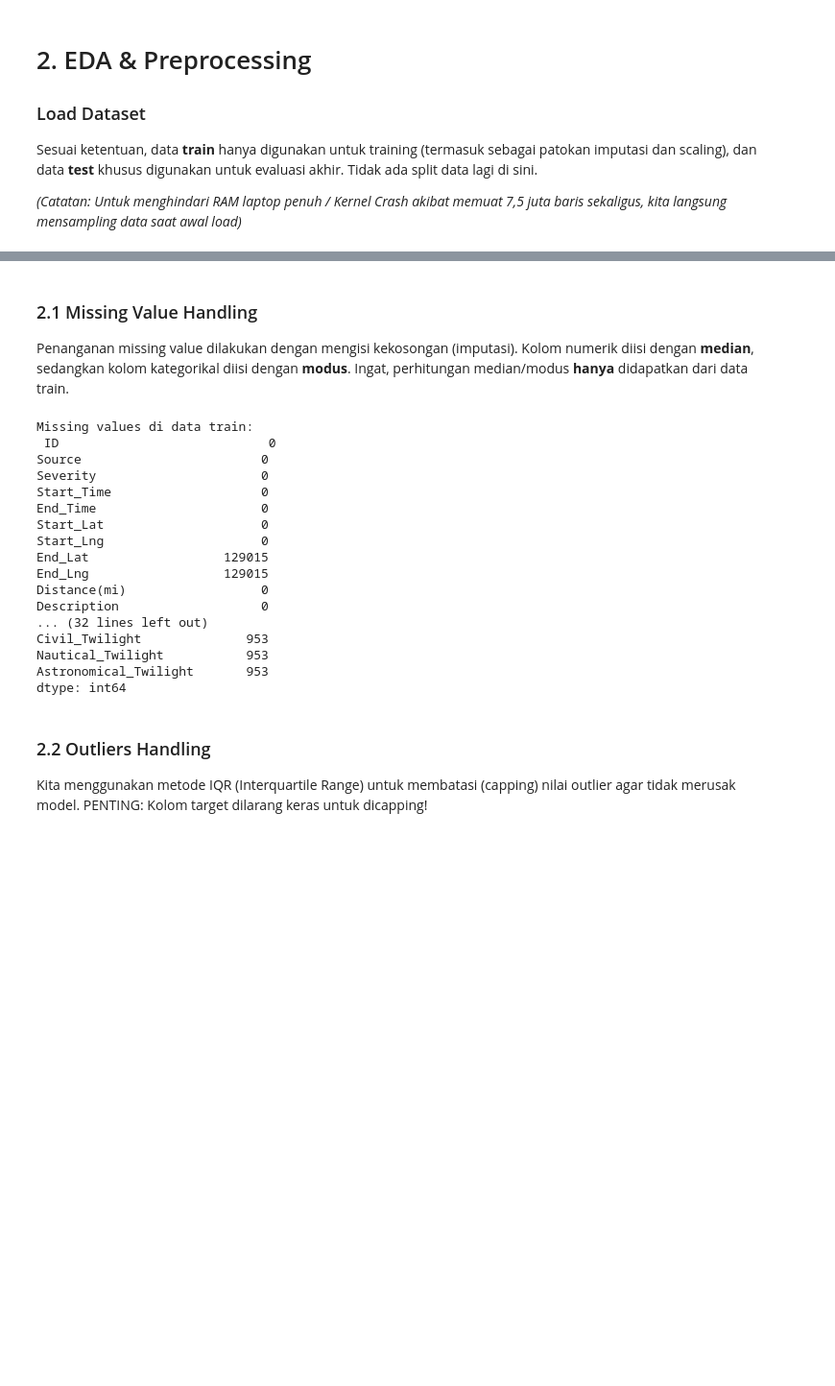
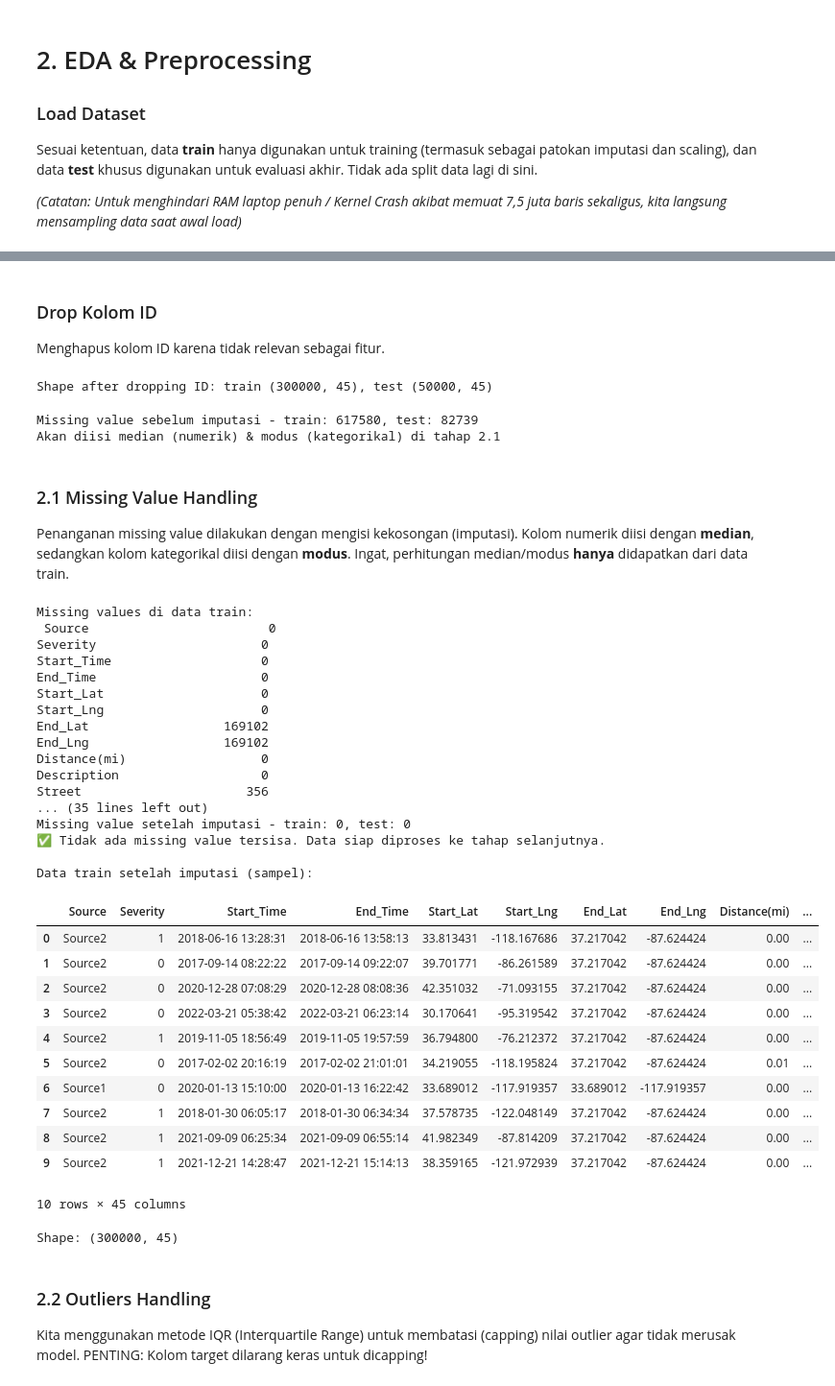
Before and after one commit to sigit-netizen/UASDT, a Jupyter notebook: P1/training/training.ipynb, the cells around one changed output, grey strips where cells are left out. Shown at 96% size. Drawn from its saved outputs; the diff is of its cells as text; code cells hidden in the pictures; blank space fills up the shorter version.

```diff
--- a/P1/training/training.ipynb
+++ b/P1/training/training.ipynb
@@ -49,46 +49,95 @@ Shape of test_df: (50000, 46)
 5 rows × 46 columns
+# %% [markdown]
+### Drop Kolom ID
+Menghapus kolom ID karena tidak relevan sebagai fitur.
+# %%
+train_df = train_df.drop(columns=['ID'])
+test_df = test_df.drop(columns=['ID'])
+print(f"Shape after dropping ID: train {train_df.shape}, test {test_df.shape}")
+# %% [output]
+Shape after dropping ID: train (300000, 45), test (50000, 45)
+# %%
+# Cek missing value SEBELUM imputasi
+na_train = train_df.isnull().sum().sum()
+na_test = test_df.isnull().sum().sum()
+print(f"Missing value sebelum imputasi - train: {na_train}, test: {na_test}")
+if na_train > 0 or na_test > 0:
+    print("Akan diisi median (numerik) & modus (kategorikal) di tahap 2.1")
+# %% [output]
+Missing value sebelum imputasi - train: 617580, test: 82739
+Akan diisi median (numerik) & modus (kategorikal) di tahap 2.1
 # %% [markdown]
 ### 2.1 Missing Value Handling
 Penanganan missing value dilakukan dengan mengisi kekosongan (imputasi). Kolom numerik diisi dengan **median**, sedangkan kolom kategorikal diisi dengan **modus**. Ingat, perhitungan median/modus **hanya** didapatkan dari data train.
 # %%
 print("Missing values di data train:\n", train_df.isnull().sum())
 
 # Tentukan mana kolom numerik dan kategorikal
 numeric_cols = train_df.select_dtypes(include=['float64', 'int64']).columns
 categorical_cols = train_df.select_dtypes(include=['object', 'category']).columns
 
 # Simpan nilai imputasi untuk deployment
 median_impute = {}
 for col in numeric_cols:
     median_val = train_df[col].median()
     median_impute[col] = median_val if not pd.isna(median_val) else 0
     train_df[col] = train_df[col].fillna(median_val)
     test_df[col] = test_df[col].fillna(median_val)
 
 mode_impute = {}
 for col in categorical_cols:
     mode_val = train_df[col].mode()[0]
     mode_impute[col] = mode_val if not train_df[col].mode().empty else 'unknown'
     train_df[col] = train_df[col].fillna(mode_val)
     test_df[col] = test_df[col].fillna(mode_val)
+
+# Verifikasi missing value setelah imputasi
+remaining_na_train = train_df.isnull().sum().sum()
+remaining_na_test = test_df.isnull().sum().sum()
+print(f"Missing value setelah imputasi - train: {remaining_na_train}, test: {remaining_na_test}")
+if remaining_na_train == 0 and remaining_na_test == 0:
+    print("✅ Tidak ada missing value tersisa. Data siap diproses ke tahap selanjutnya.")
+else:
+    print("⚠️  Masih ada missing value!")
+    print("Train:\n", train_df.columns[train_df.isnull().any()].tolist())
+    print("Test:\n", test_df.columns[test_df.isnull().any()].tolist())
+
+# Tampilkan data setelah imputasi
+from IPython.display import display
+print("\nData train setelah imputasi (sampel):")
+display(train_df.head(10))
+print(f"Shape: {train_df.shape}")
 # %% [output]
 Missing values di data train:
- ID                            0
-Source                        0
+ Source                        0
 Severity                      0
 Start_Time                    0
 End_Time                      0
 Start_Lat                     0
 Start_Lng                     0
-End_Lat                  129015
-End_Lng                  129015
+End_Lat                  169102
+End_Lng                  169102
 Distance(mi)                  0
 Description                   0
-... (32 lines left out)
-Civil_Twilight              953
-Nautical_Twilight           953
-Astronomical_Twilight       953
-dtype: int64
+Street                      356
+... (35 lines left out)
+Missing value setelah imputasi - train: 0, test: 0
+✅ Tidak ada missing value tersisa. Data siap diproses ke tahap selanjutnya.
+
+Data train setelah imputasi (sampel):
+|  | Source | Severity | Start_Time | End_Time | Start_Lat | Start_Lng | End_Lat | End_Lng | Distance(mi) | ... |
+| 0 | Source2 | 1 | 2018-06-16 13:28:31 | 2018-06-16 13:58:13 | 33.813431 | -118.167686 | 37.217042 | -87.624424 | 0.00 | ... |
+| 1 | Source2 | 0 | 2017-09-14 08:22:22 | 2017-09-14 09:22:07 | 39.701771 | -86.261589 | 37.217042 | -87.624424 | 0.00 | ... |
+| 2 | Source2 | 0 | 2020-12-28 07:08:29 | 2020-12-28 08:08:36 | 42.351032 | -71.093155 | 37.217042 | -87.624424 | 0.00 | ... |
+| 3 | Source2 | 0 | 2022-03-21 05:38:42 | 2022-03-21 06:23:14 | 30.170641 | -95.319542 | 37.217042 | -87.624424 | 0.00 | ... |
+| 4 | Source2 | 1 | 2019-11-05 18:56:49 | 2019-11-05 19:57:59 | 36.794800 | -76.212372 | 37.217042 | -87.624424 | 0.00 | ... |
+| 5 | Source2 | 0 | 2017-02-02 20:16:19 | 2017-02-02 21:01:01 | 34.219055 | -118.195824 | 37.217042 | -87.624424 | 0.01 | ... |
+| 6 | Source1 | 0 | 2020-01-13 15:10:00 | 2020-01-13 16:22:42 | 33.689012 | -117.919357 | 33.689012 | -117.919357 | 0.00 | ... |
+| 7 | Source2 | 1 | 2018-01-30 06:05:17 | 2018-01-30 06:34:34 | 37.578735 | -122.048149 | 37.217042 | -87.624424 | 0.00 | ... |
+| 8 | Source2 | 1 | 2021-09-09 06:25:34 | 2021-09-09 06:55:14 | 41.982349 | -87.814209 | 37.217042 | -87.624424 | 0.00 | ... |
+| 9 | Source2 | 1 | 2021-12-21 14:28:47 | 2021-12-21 15:14:13 | 38.359165 | -121.972939 | 37.217042 | -87.624424 | 0.00 | ... |
+10 rows × 45 columns
+Shape: (300000, 45)
 # %% [markdown]
 ### 2.2 Outliers Handling
 Kita menggunakan metode IQR (Interquartile Range) untuk membatasi (capping) nilai outlier agar tidak merusak model. PENTING: Kolom target dilarang keras untuk dicapping!
```
Also changed, not shown: parts of 3 cells of this notebook, 2 other files.
